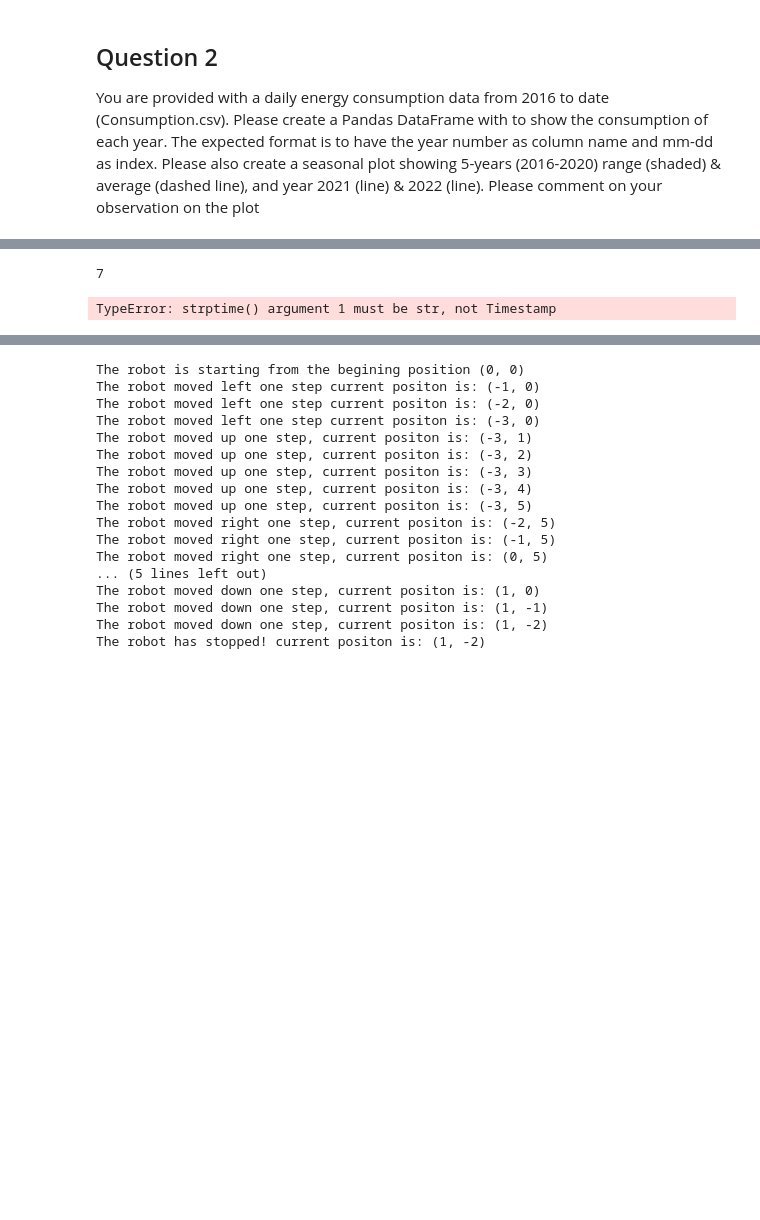
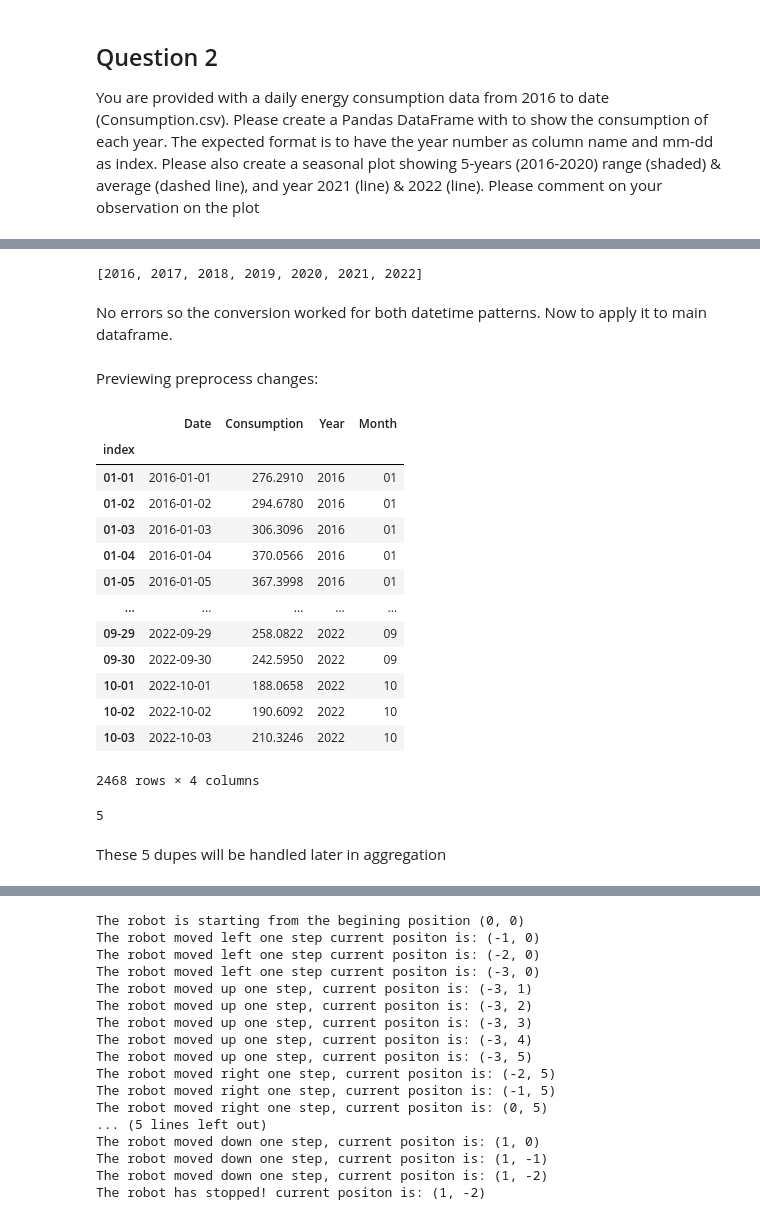
Before and after one commit to PaulWill92/time_series_assessment, a Jupyter notebook: tasks/0-assesment.ipynb, the cells around one changed output, grey strips where cells are left out. Drawn from its saved outputs; the diff is of its cells as text; code cells hidden in the pictures; blank space fills up the shorter version.

```diff
--- a/tasks/0-assesment.ipynb
+++ b/tasks/0-assesment.ipynb
@@ -171,26 +235,44 @@ def date_conversion(date_input, conversion_pattern=None):
 # %%
-# test function:
-converted_dates = [date_conversion(d) for d in dates]
-
+# shows the unique years in all the converted dates proving it worked well
 years = [d.year for d in converted_dates]
 
 unique_years = list(set(years))
-len(unique_years) # the function worked and there are 7 unique years that can be assigned a value
+unique_years
 # %% [output]
-7
+[2016, 2017, 2018, 2019, 2020, 2021, 2022]
+# %% [markdown]
+No errors so the conversion worked for both datetime patterns. Now to apply it to main dataframe.
 # %%
-# add conversion to dataframe:
-
 consumption["Date"] = [date_conversion(i) for i in consumption["Date"]]
 consumption["Year"] = [i.strftime("%Y") for i in consumption["Date"]]
 consumption["Month"] = [i.strftime("%m") for i in consumption["Date"]]
 consumption["index"] = [i.strftime("%m-%d") for i in consumption["Date"]]
-consumption.set_index("index", inplace=True)
-
-cleaned_consumption_df = consumption.drop("Date", axis=1)[["Year", "Consumption", "Month"]]
-# Dealing with duplicates:
-len(cleaned_consumption_df)
-len(cleaned_consumption_df.loc[cleaned_consumption_df.duplicated()])
-cleaned_consumption_df.loc[cleaned_consumption_df.duplicated()]
+consumption = consumption.set_index("index")
-# %% [output]
-TypeError: strptime() argument 1 must be str, not Timestamp
+# %% [markdown]
+Previewing preprocess changes:
+# %%
+consumption
+# %% [output]
+|  | Date | Consumption | Year | Month |
+| index |  |  |  |  |
+| 01-01 | 2016-01-01 | 276.2910 | 2016 | 01 |
+| 01-02 | 2016-01-02 | 294.6780 | 2016 | 01 |
+| 01-03 | 2016-01-03 | 306.3096 | 2016 | 01 |
+| 01-04 | 2016-01-04 | 370.0566 | 2016 | 01 |
+| 01-05 | 2016-01-05 | 367.3998 | 2016 | 01 |
+| ... | ... | ... | ... | ... |
+| 09-29 | 2022-09-29 | 258.0822 | 2022 | 09 |
+| 09-30 | 2022-09-30 | 242.5950 | 2022 | 09 |
+| 10-01 | 2022-10-01 | 188.0658 | 2022 | 10 |
+| 10-02 | 2022-10-02 | 190.6092 | 2022 | 10 |
+| 10-03 | 2022-10-03 | 210.3246 | 2022 | 10 |
+2468 rows × 4 columns
+# %%
+cleaned_consumption_df = consumption.drop("Date", axis=1)[["Year", "Consumption", "Month"]]
+# Dealing with duplicates:
+# There are 5 duplicates within cleaned_consumption
+len(cleaned_consumption_df.loc[cleaned_consumption_df.duplicated()])
+# %% [output]
+5
+# %% [markdown]
+These 5 dupes will be handled later in aggregation
```
Also changed, not shown: parts of 41 cells of this notebook, 3 other files.
